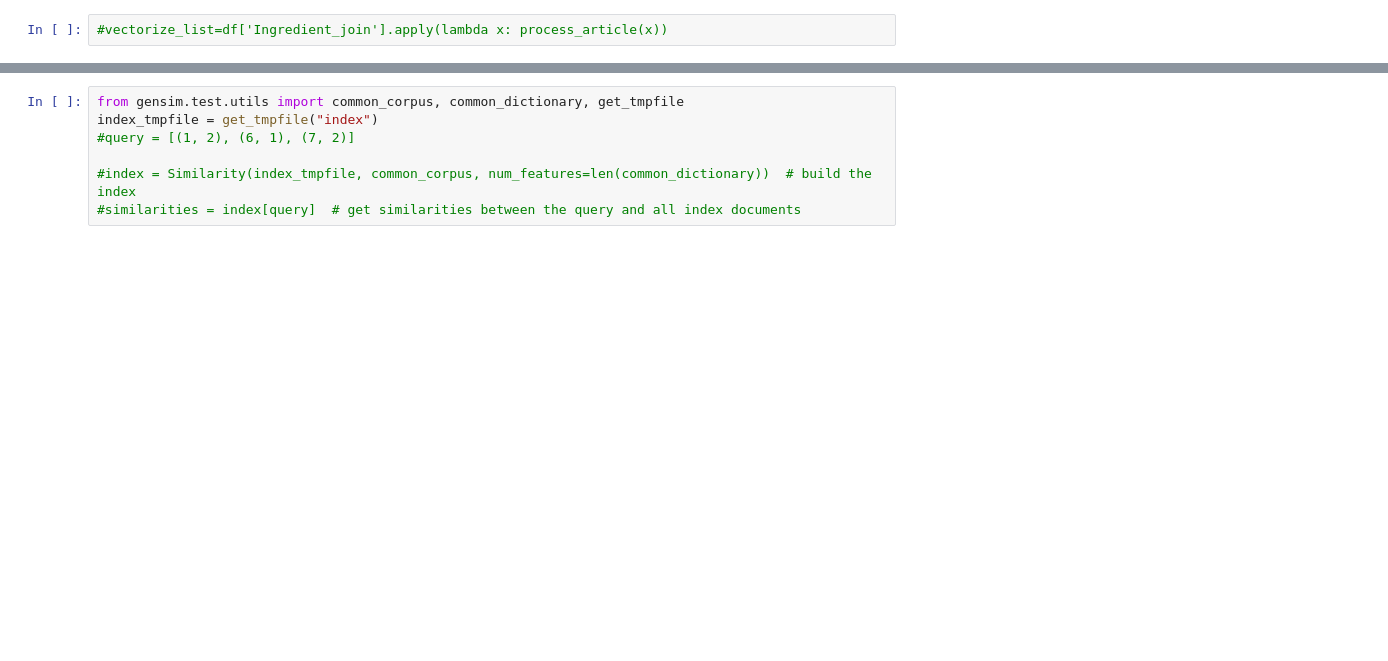
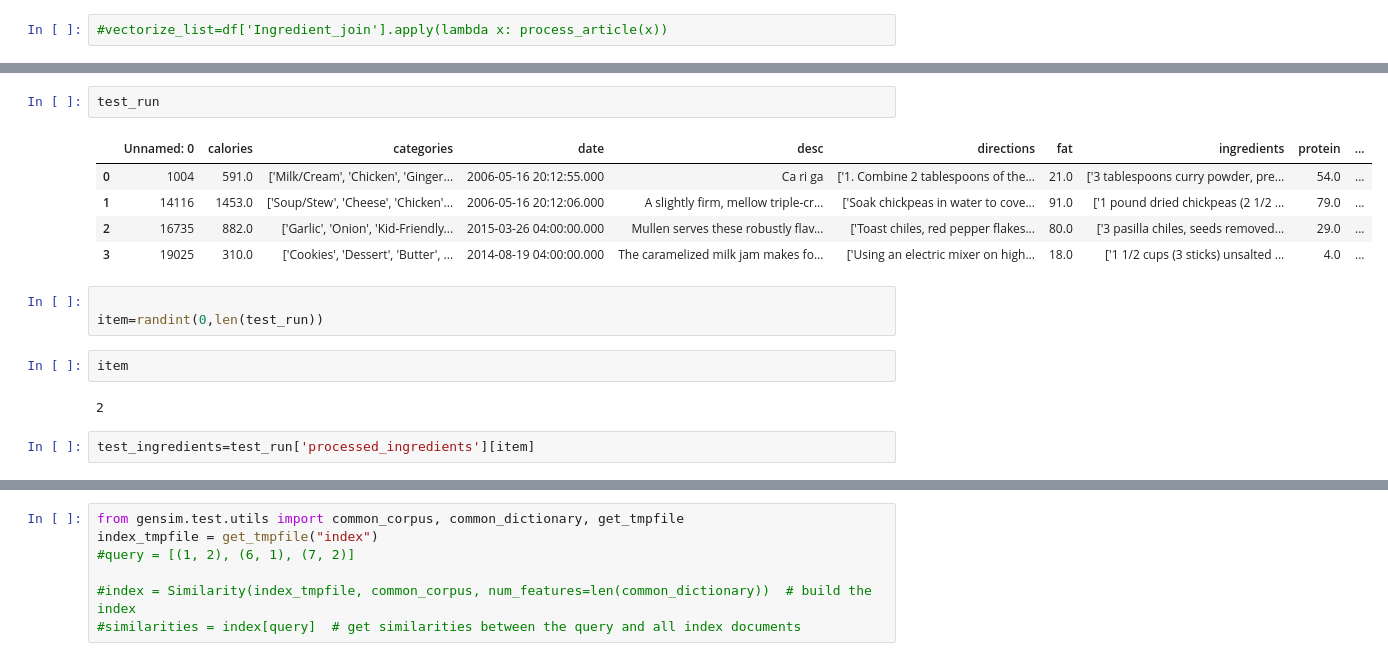
Before and after one commit to denisdunn/Recipes_Project, a Jupyter notebook: mod_5_recipe.ipynb, the cells around one changed output, grey strips where cells are left out. Cells and saved outputs as stored; diff of their text form; blank space fills up the shorter version.

```diff
--- a/mod_5_recipe.ipynb
+++ b/mod_5_recipe.ipynb
@@ -159,0 +142,17 @@ texts=df['processed_words']
+# %%
+test_run
+# %% [output]
+|  | Unnamed: 0 | calories | categories | date | desc | directions | fat | ingredients | protein | ... |
+| 0 | 1004 | 591.0 | ['Milk/Cream', 'Chicken', 'Ginger... | 2006-05-16 20:12:55.000 | Ca ri ga | ['1. Combine 2 tablespoons of the... | 21.0 | ['3 tablespoons curry powder, pre... | 54.0 | ... |
+| 1 | 14116 | 1453.0 | ['Soup/Stew', 'Cheese', 'Chicken'... | 2006-05-16 20:12:06.000 | A slightly firm, mellow triple-cr... | ['Soak chickpeas in water to cove... | 91.0 | ['1 pound dried chickpeas (2 1/2 ... | 79.0 | ... |
+| 2 | 16735 | 882.0 | ['Garlic', 'Onion', 'Kid-Friendly... | 2015-03-26 04:00:00.000 | Mullen serves these robustly flav... | ['Toast chiles, red pepper flakes... | 80.0 | ['3 pasilla chiles, seeds removed... | 29.0 | ... |
+| 3 | 19025 | 310.0 | ['Cookies', 'Dessert', 'Butter', ... | 2014-08-19 04:00:00.000 | The caramelized milk jam makes fo... | ['Using an electric mixer on high... | 18.0 | ['1 1/2 cups (3 sticks) unsalted ... | 4.0 | ... |
+# %%
+
+item=randint(0,len(test_run))
+# %%
+item
+# %% [output]
+2
+# %%
+test_ingredients=test_run['processed_ingredients'][item]
```
Also changed, not shown: parts of 149 cells of this notebook, 1 other file.
